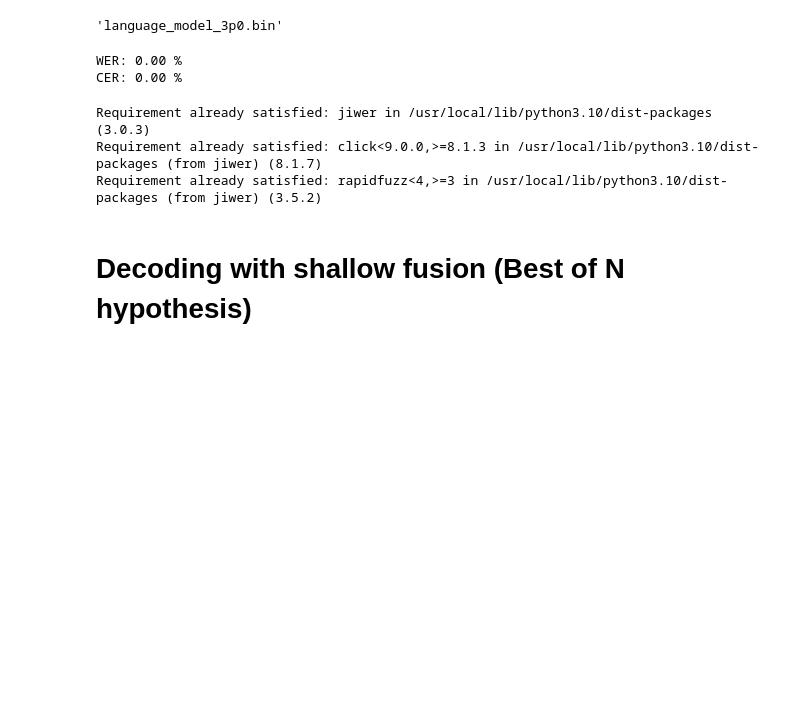
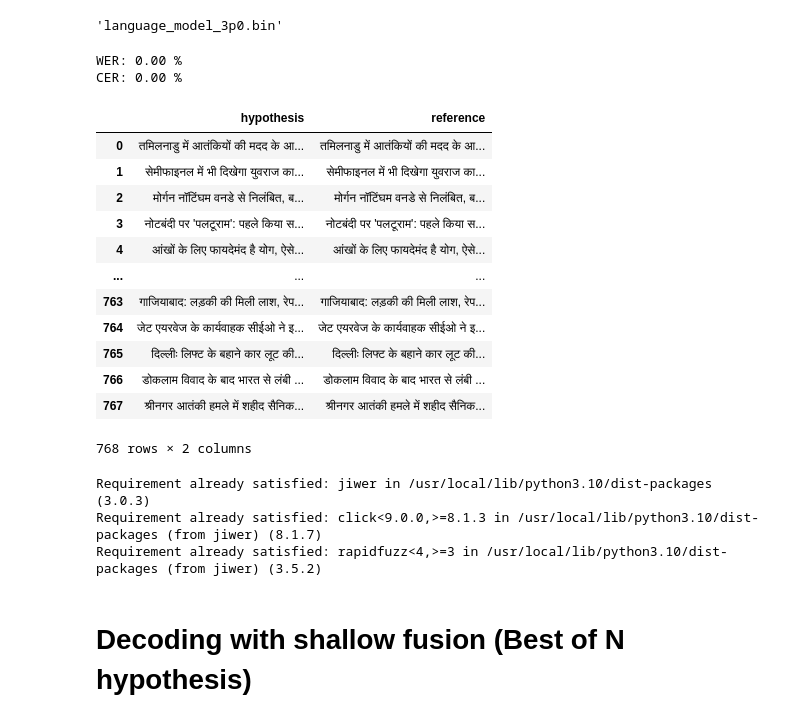
Before and after one commit to chandan110791/HindiASRWhisperPublic, a Jupyter notebook: Whisper_LM_fusion_final.ipynb, the cells around one changed output. Drawn from its saved outputs; the diff is of its cells as text; code cells hidden in the pictures; blank space fills up the shorter version.

```diff
--- a/Whisper_LM_fusion_final.ipynb
+++ b/Whisper_LM_fusion_final.ipynb
@@ -731,8 +731,8 @@ from datasets import load_dataset, concatenate_datasets, DatasetDict, load_metri
 
 # Define the split ratios
 #train_split = 0.75  # 80% of the data
-validation_split = 0.99  # 10% of the data
-test_split = 0.01  # 10% of the data
+validation_split = 0.75  # 10% of the data
+test_split = 0.25  # 10% of the data
 
 # Compute the number of samples for each split
 num_samples = len(combined_dataset)
@@ -1064,6 +1064,22 @@ print(f"CER: {cer * 100:.2f} %")
 # %% [output]
 WER: 0.00 %
 CER: 0.00 %
+# %%
+shallow_fusion_beam_search_df
+# %% [output]
+|  | hypothesis | reference |
+| 0 | तमिलनाडु में आतंकियों की मदद के आ... | तमिलनाडु में आतंकियों की मदद के आ... |
+| 1 | सेमीफाइनल में भी दिखेगा युवराज का... | सेमीफाइनल में भी दिखेगा युवराज का... |
+| 2 | मोर्गन नॉटिंघम वनडे से निलंबित, ब... | मोर्गन नॉटिंघम वनडे से निलंबित, ब... |
+| 3 | नोटबंदी पर 'पलटूराम': पहले किया स... | नोटबंदी पर 'पलटूराम': पहले किया स... |
+| 4 | आंखों के लिए फायदेमंद है योग, ऐसे... | आंखों के लिए फायदेमंद है योग, ऐसे... |
+| ... | ... | ... |
+| 763 | गाजियाबाद: लड़की की मिली लाश, रेप... | गाजियाबाद: लड़की की मिली लाश, रेप... |
+| 764 | जेट एयरवेज के कार्यवाहक सीईओ ने इ... | जेट एयरवेज के कार्यवाहक सीईओ ने इ... |
+| 765 | दिल्लीः लिफ्ट के बहाने कार लूट की... | दिल्लीः लिफ्ट के बहाने कार लूट की... |
+| 766 | डोकलाम विवाद के बाद भारत से लंबी ... | डोकलाम विवाद के बाद भारत से लंबी ... |
+| 767 | श्रीनगर आतंकी हमले में शहीद सैनिक... | श्रीनगर आतंकी हमले में शहीद सैनिक... |
+768 rows × 2 columns
 # %%
 !pip install jiwer
 # %% [output]
```
Also changed, not shown: parts of 1 cell of this notebook.
